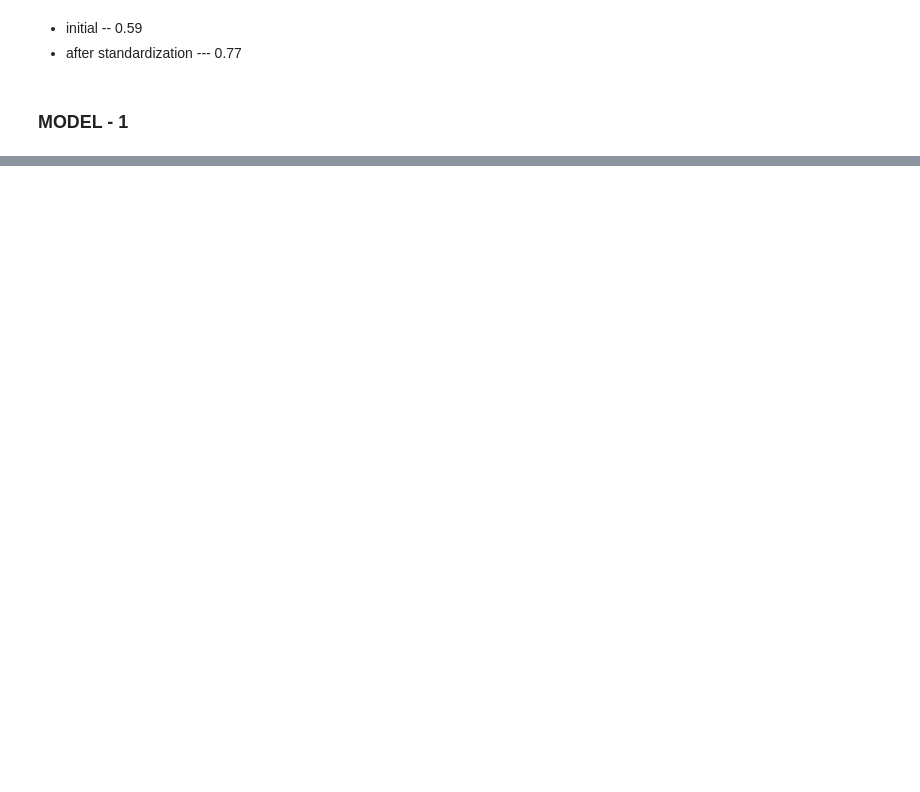
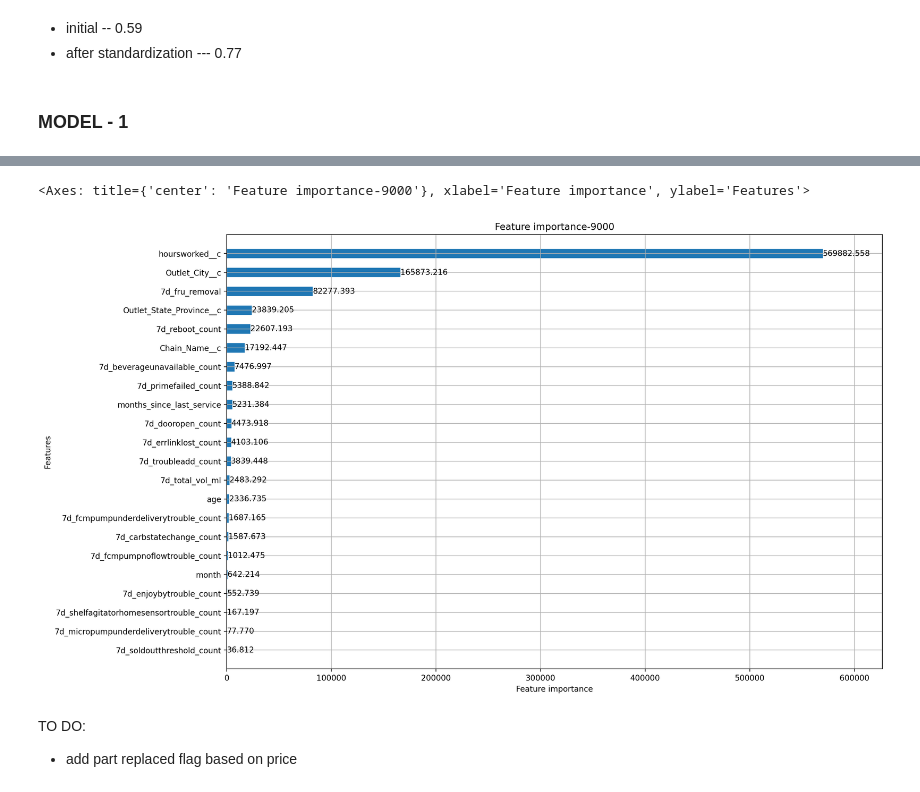
Before and after one commit to ysdeora/Coco-Cola-Dispenser-Cost-Estimation, a Jupyter notebook: Model.ipynb, the cells around one changed output, grey strips where cells are left out. Cells and saved outputs as stored; diff of their text form; code cells hidden in the pictures; blank space fills up the shorter version.

```diff
--- a/Model.ipynb
+++ b/Model.ipynb
@@ -231,0 +937,5 @@ results.to_excel("WO_sheet_modified_2022.xlsx",index=False)
+# %%
+lgb.plot_importance(model,height = 0.5,dpi=200,figsize=(15,10),importance_type='gain',title=f'Feature importance-9000')
+# %% [output]
+<Axes: title={'center': 'Feature importance-9000'}, xlabel='Feature importance', ylabel='Features'>
+[figure, added]
@@ -231,0 +962,3 @@ results.to_excel("WO_sheet_modified_2022.xlsx",index=False)
+# %% [markdown]
+TO DO:
+- add part replaced flag based on price
```
Also changed, not shown: parts of 58 cells of this notebook.
